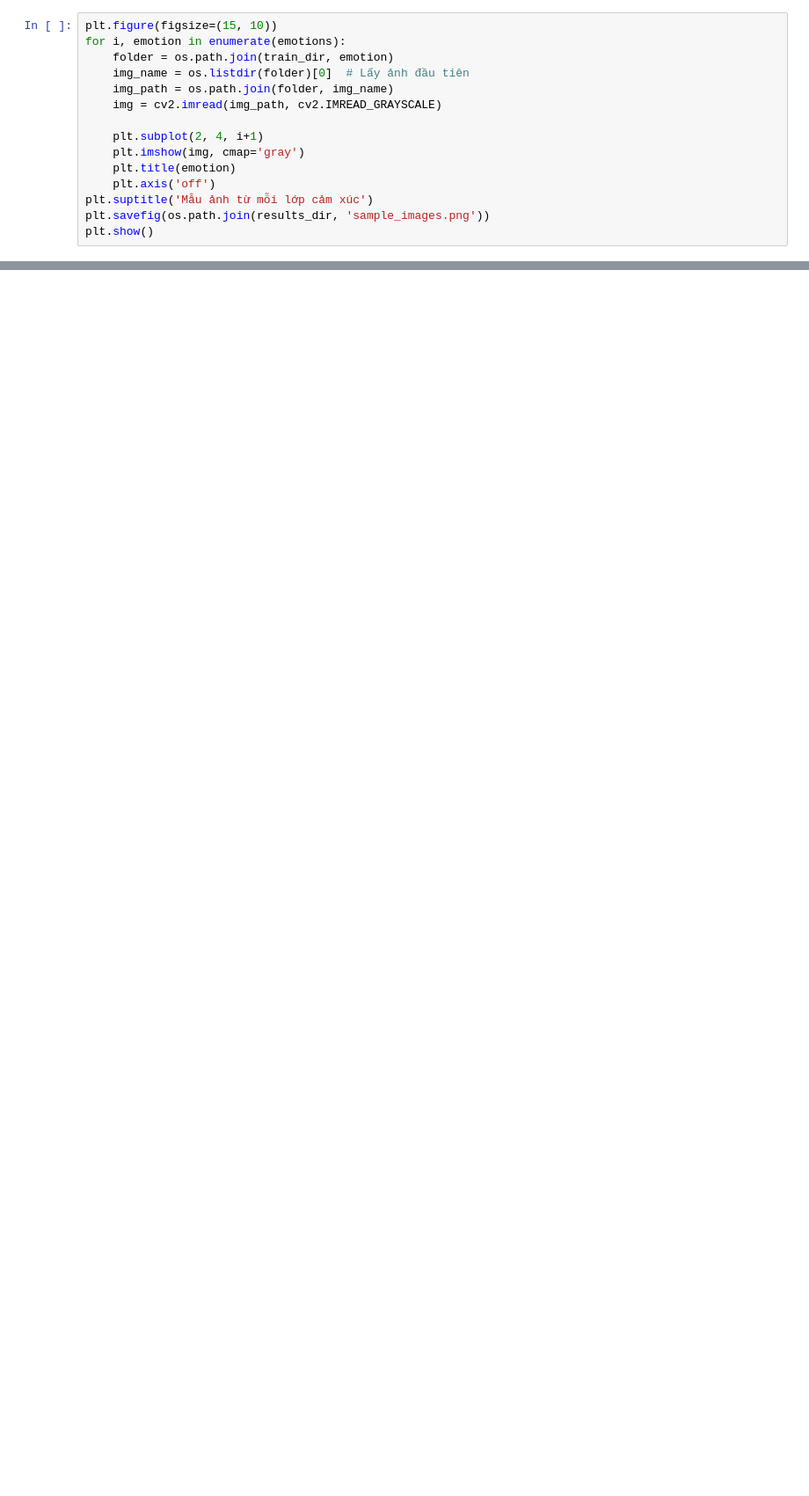
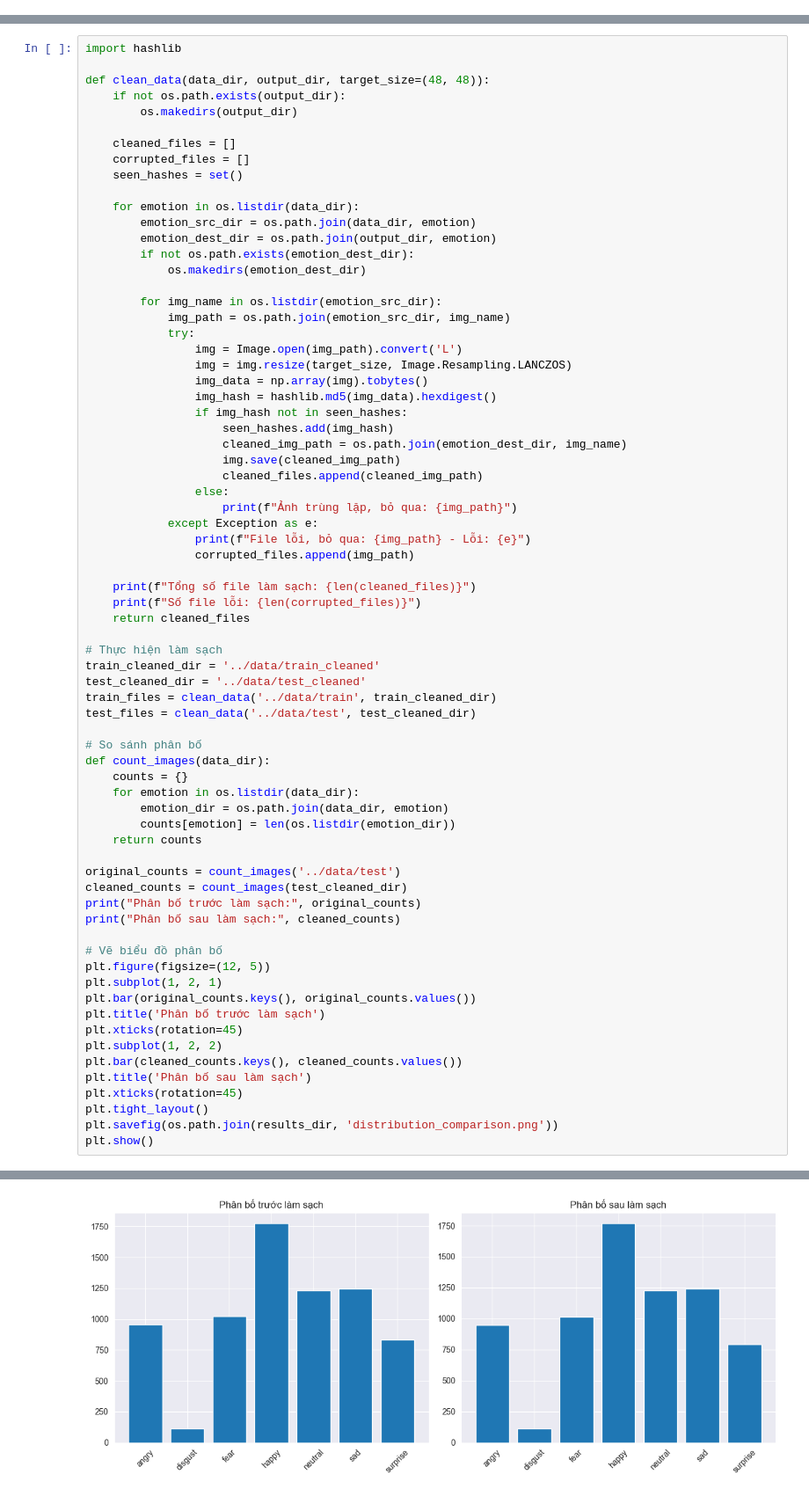
Before and after one commit to Quan1242/emotion_check, a Jupyter notebook: PythonProject2/notebook/explore_data.ipynb, the cells around one changed output, grey strips where cells are left out. Shown at 88% size. Cells and saved outputs as stored; diff of their text form; blank space fills up the shorter version.

```diff
--- a/PythonProject2/notebook/explore_data.ipynb
+++ b/PythonProject2/notebook/explore_data.ipynb
@@ -32,15 +0,0 @@ plt.show()
-# %%
-plt.figure(figsize=(15, 10))
-for i, emotion in enumerate(emotions):
-    folder = os.path.join(train_dir, emotion)
-    img_name = os.listdir(folder)[0]  # Lấy ảnh đầu tiên
-    img_path = os.path.join(folder, img_name)
-    img = cv2.imread(img_path, cv2.IMREAD_GRAYSCALE)
-
-    plt.subplot(2, 4, i+1)
-    plt.imshow(img, cmap='gray')
-    plt.title(emotion)
-    plt.axis('off')
-plt.suptitle('Mẫu ảnh từ mỗi lớp cảm xúc')
-plt.savefig(os.path.join(results_dir, 'sample_images.png'))
-plt.show()
@@ -103,0 +20,72 @@ true_labels = np.argmax(val_labels, axis=1)
+# %%
+import hashlib
+
+def clean_data(data_dir, output_dir, target_size=(48, 48)):
+    if not os.path.exists(output_dir):
+        os.makedirs(output_dir)
+
+    cleaned_files = []
+    corrupted_files = []
+    seen_hashes = set()
+
+    for emotion in os.listdir(data_dir):
+        emotion_src_dir = os.path.join(data_dir, emotion)
+        emotion_dest_dir = os.path.join(output_dir, emotion)
+        if not os.path.exists(emotion_dest_dir):
+            os.makedirs(emotion_dest_dir)
+
+        for img_name in os.listdir(emotion_src_dir):
+            img_path = os.path.join(emotion_src_dir, img_name)
+            try:
+                img = Image.open(img_path).convert('L')
+                img = img.resize(target_size, Image.Resampling.LANCZOS)
+                img_data = np.array(img).tobytes()
+                img_hash = hashlib.md5(img_data).hexdigest()
+                if img_hash not in seen_hashes:
+                    seen_hashes.add(img_hash)
+                    cleaned_img_path = os.path.join(emotion_dest_dir, img_name)
+                    img.save(cleaned_img_path)
+                    cleaned_files.append(cleaned_img_path)
+                else:
+                    print(f"Ảnh trùng lặp, bỏ qua: {img_path}")
+            except Exception as e:
+                print(f"File lỗi, bỏ qua: {img_path} - Lỗi: {e}")
+                corrupted_files.append(img_path)
+
+    print(f"Tổng số file làm sạch: {len(cleaned_files)}")
+    print(f"Số file lỗi: {len(corrupted_files)}")
+    return cleaned_files
+
+# Thực hiện làm sạch
+train_cleaned_dir = '../data/train_cleaned'
+test_cleaned_dir = '../data/test_cleaned'
+train_files = clean_data('../data/train', train_cleaned_dir)
+test_files = clean_data('../data/test', test_cleaned_dir)
+
+# So sánh phân bố
+def count_images(data_dir):
+    counts = {}
+    for emotion in os.listdir(data_dir):
+        emotion_dir = os.path.join(data_dir, emotion)
+        counts[emotion] = len(os.listdir(emotion_dir))
+    return counts
+
+original_counts = count_images('../data/test')
+cleaned_counts = count_images(test_cleaned_dir)
+print("Phân bố trước làm sạch:", original_counts)
+print("Phân bố sau làm sạch:", cleaned_counts)
+
+# Vẽ biểu đồ phân bố
+plt.figure(figsize=(12, 5))
+plt.subplot(1, 2, 1)
+plt.bar(original_counts.keys(), original_counts.values())
+plt.title('Phân bố trước làm sạch')
+plt.xticks(rotation=45)
+plt.subplot(1, 2, 2)
+plt.bar(cleaned_counts.keys(), cleaned_counts.values())
+plt.title('Phân bố sau làm sạch')
+plt.xticks(rotation=45)
+plt.tight_layout()
+plt.savefig(os.path.join(results_dir, 'distribution_comparison.png'))
+plt.show()
+# %% [output]
@@ -103,0 +109 @@ true_labels = np.argmax(val_labels, axis=1)
+[figure, added]
```
Also changed, not shown: parts of 17 cells of this notebook, 36 other files.
